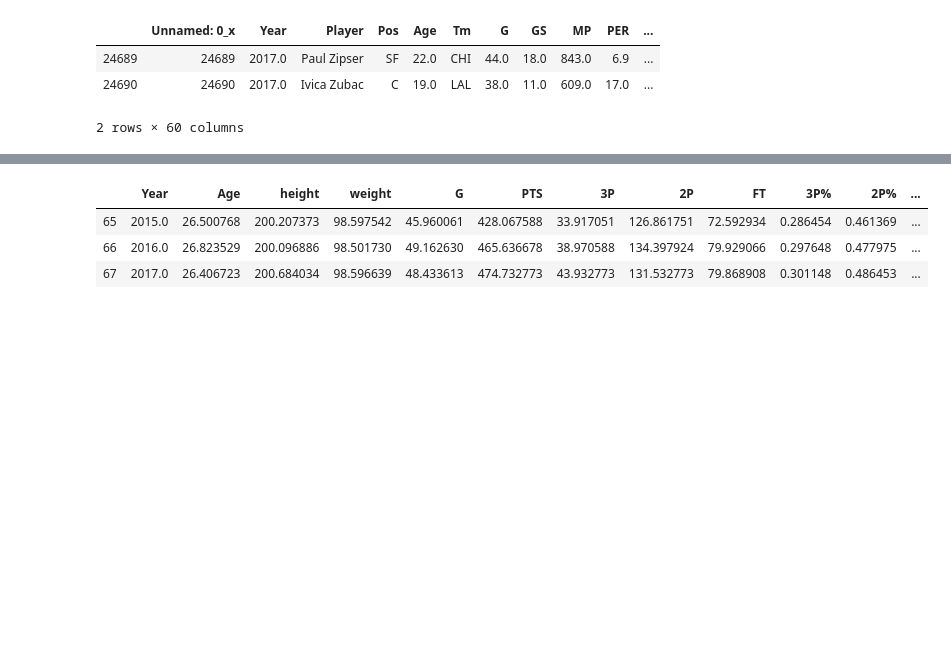
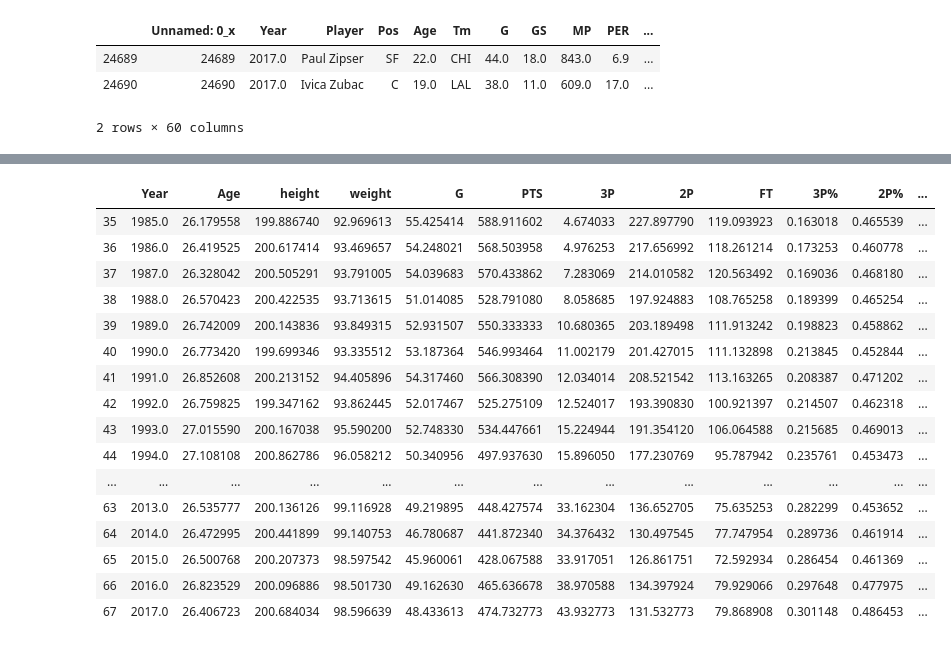
Before and after one commit to ErinMandell/Web-Design-Challenge, a Jupyter notebook: NBA_Seasons_Stats.ipynb, the cells around one changed output, grey strips where cells are left out. Cells and saved outputs as stored; diff of their text form; code cells hidden in the pictures; blank space fills up the shorter version.

```diff
--- a/NBA_Seasons_Stats.ipynb
+++ b/NBA_Seasons_Stats.ipynb
@@ -34,7 +34,7 @@ join.tail(2)
 join.columns
 # %%
 join_df = join[["Year","Player", "Pos", "Age", "height", "weight", "Tm", "G", "FG", "FGA", "FG%", "3P", "3PA", "3P%", "2P", \
-                "2PA", "2P%", "eFG%", "FT", "FTA", "FT%", "TRB", "PF", "PTS", "birth_state"]]
+                "2PA", "2P%", "eFG%", "FT", "FTA", "FT%", "TRB", "PF", "PTS", "MP", "birth_state"]]
 join_df.head(5)
 # %% [output]
 |  | Year | Player | Pos | Age | height | weight | Tm | G | FG | FGA | ... | ... |
@@ -47,8 +47,8 @@ join_df.head(5)
 # %%
 yearly_df = join_df.groupby("Year", as_index=False)
 # %%
-yearly_mean = yearly_df[["Age", "height", "weight", "G", "PTS", "3P", "2P", "FT", "3P%", "2P%", "FT%", "eFG%", "PF"]].mean()
-yearly_mean.head(3)
+yearly_mean = yearly_df[["Age", "height", "weight", "G", "PTS", "3P", "2P", "FT", "3P%", "2P%", "FT%", "eFG%", "PF", "MP"]].mean()
+yearly_mean.head(33)
 # %% [output]
 |  | Year | Age | height | weight | G | PTS | 3P | 2P | FT | 3P% | 2P% | ... |
 | 0 | 1950.0 | 26.131410 | 191.926282 | 86.884615 | 42.884615 | 331.929487 | NaN | 116.782051 | 98.365385 | NaN | 0.318109 | ... |
@@ -57,7 +70,20 @@ yearly_mean.head(3)
 # %%
-yearly_mean.tail(3)
+yearly_mean.tail(33)
 # %% [output]
 |  | Year | Age | height | weight | G | PTS | 3P | 2P | FT | 3P% | 2P% | ... |
+| 35 | 1985.0 | 26.179558 | 199.886740 | 92.969613 | 55.425414 | 588.911602 | 4.674033 | 227.897790 | 119.093923 | 0.163018 | 0.465539 | ... |
+| 36 | 1986.0 | 26.419525 | 200.617414 | 93.469657 | 54.248021 | 568.503958 | 4.976253 | 217.656992 | 118.261214 | 0.173253 | 0.460778 | ... |
+| 37 | 1987.0 | 26.328042 | 200.505291 | 93.791005 | 54.039683 | 570.433862 | 7.283069 | 214.010582 | 120.563492 | 0.169036 | 0.468180 | ... |
+| 38 | 1988.0 | 26.570423 | 200.422535 | 93.713615 | 51.014085 | 528.791080 | 8.058685 | 197.924883 | 108.765258 | 0.189399 | 0.465254 | ... |
+| 39 | 1989.0 | 26.742009 | 200.143836 | 93.849315 | 52.931507 | 550.333333 | 10.680365 | 203.189498 | 111.913242 | 0.198823 | 0.458862 | ... |
+| 40 | 1990.0 | 26.773420 | 199.699346 | 93.335512 | 53.187364 | 546.993464 | 11.002179 | 201.427015 | 111.132898 | 0.213845 | 0.452844 | ... |
+| 41 | 1991.0 | 26.852608 | 200.213152 | 94.405896 | 54.317460 | 566.308390 | 12.034014 | 208.521542 | 113.163265 | 0.208387 | 0.471202 | ... |
+| 42 | 1992.0 | 26.759825 | 199.347162 | 93.862445 | 52.017467 | 525.275109 | 12.524017 | 193.390830 | 100.921397 | 0.214507 | 0.462318 | ... |
+| 43 | 1993.0 | 27.015590 | 200.167038 | 95.590200 | 52.748330 | 534.447661 | 15.224944 | 191.354120 | 106.064588 | 0.215685 | 0.469013 | ... |
+| 44 | 1994.0 | 27.108108 | 200.862786 | 96.058212 | 50.340956 | 497.937630 | 15.896050 | 177.230769 | 95.787942 | 0.235761 | 0.453473 | ... |
+| ... | ... | ... | ... | ... | ... | ... | ... | ... | ... | ... | ... | ... |
+| 63 | 2013.0 | 26.535777 | 200.136126 | 99.116928 | 49.219895 | 448.427574 | 33.162304 | 136.652705 | 75.635253 | 0.282299 | 0.453652 | ... |
+| 64 | 2014.0 | 26.472995 | 200.441899 | 99.140753 | 46.780687 | 441.872340 | 34.376432 | 130.497545 | 77.747954 | 0.289736 | 0.461914 | ... |
 | 65 | 2015.0 | 26.500768 | 200.207373 | 98.597542 | 45.960061 | 428.067588 | 33.917051 | 126.861751 | 72.592934 | 0.286454 | 0.461369 | ... |
 | 66 | 2016.0 | 26.823529 | 200.096886 | 98.501730 | 49.162630 | 465.636678 | 38.970588 | 134.397924 | 79.929066 | 0.297648 | 0.477975 | ... |
 | 67 | 2017.0 | 26.406723 | 200.684034 | 98.596639 | 48.433613 | 474.732773 | 43.932773 | 131.532773 | 79.868908 | 0.301148 | 0.486453 | ... |
```
Also changed, not shown: parts of 4 cells of this notebook, 4 other files.
